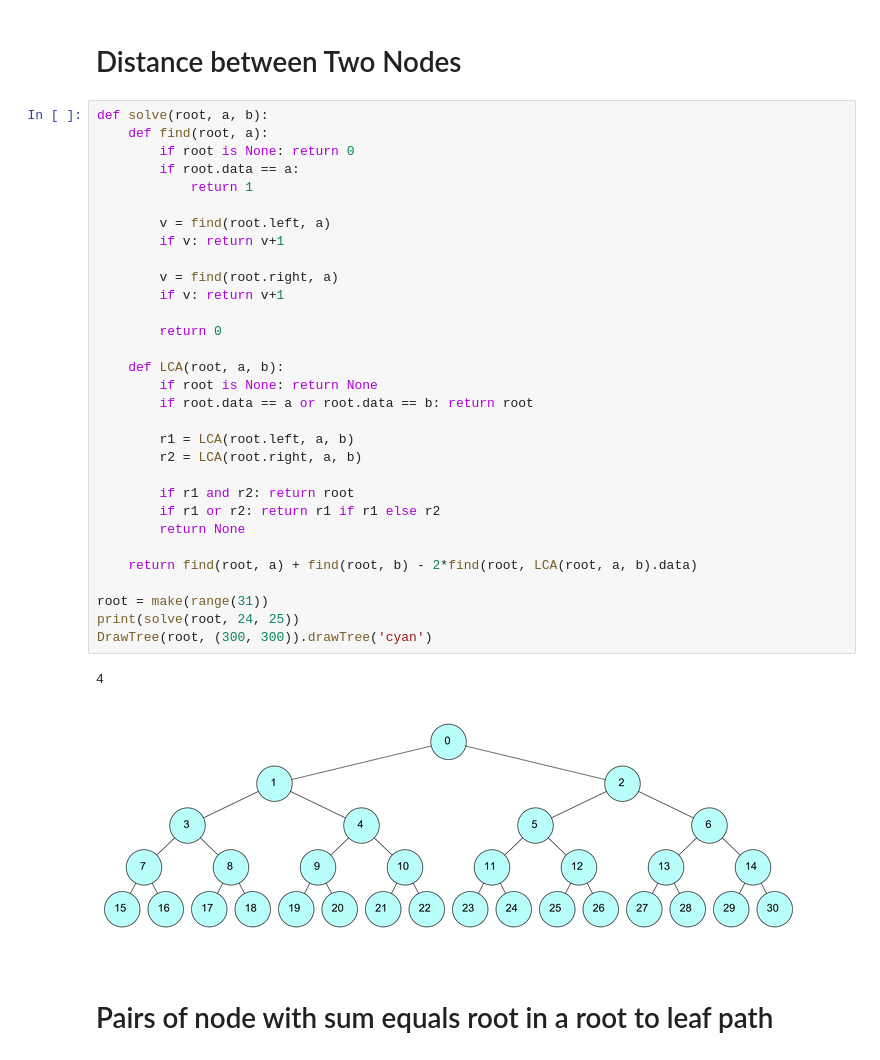
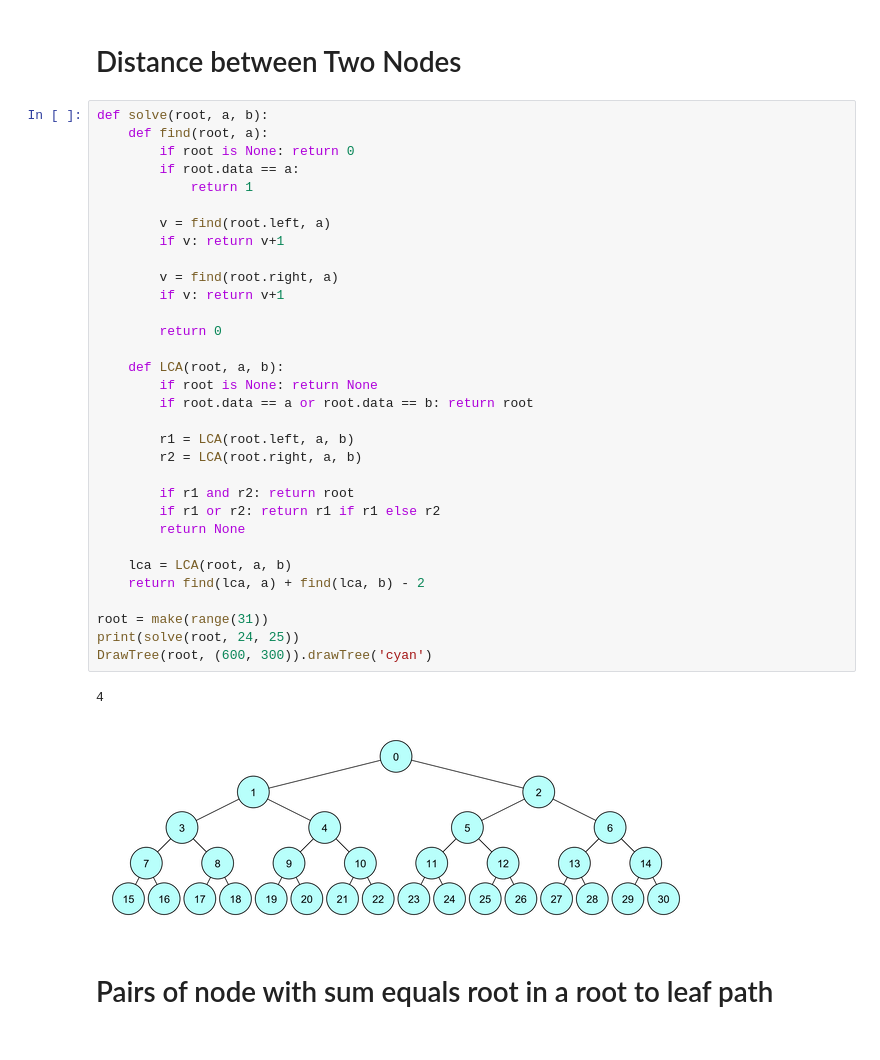
Before and after one commit to Redhatt/preparation, a Jupyter notebook: jupyter/Binary Tree.ipynb, the cells around one changed output. Drawn from its saved outputs; the diff is of its cells as text.

```diff
--- a/jupyter/Binary Tree.ipynb
+++ b/jupyter/Binary Tree.ipynb
@@ -219,36 +219,37 @@ DrawTree(root, (300, 300)).drawTree('green')
 def solve(root, a, b):
     def find(root, a):
         if root is None: return 0
         if root.data == a:
             return 1
 
         v = find(root.left, a)
         if v: return v+1
 
         v = find(root.right, a)
         if v: return v+1
 
         return 0
 
     def LCA(root, a, b):
         if root is None: return None
         if root.data == a or root.data == b: return root
 
         r1 = LCA(root.left, a, b)
         r2 = LCA(root.right, a, b)
 
         if r1 and r2: return root
         if r1 or r2: return r1 if r1 else r2
         return None
 
-    return find(root, a) + find(root, b) - 2*find(root, LCA(root, a, b).data)
+    lca = LCA(root, a, b)
+    return find(lca, a) + find(lca, b) - 2
 
 root = make(range(31))
 print(solve(root, 24, 25))
-DrawTree(root, (300, 300)).drawTree('cyan')
+DrawTree(root, (600, 300)).drawTree('cyan')
 # %% [output]
 4
-[figure, old version]
+[figure, new version]
 # %% [markdown]
 # Pairs of node with sum equals root in a root to leaf path
 # %%
```
Also changed, not shown: parts of 13 cells of this notebook, 11 other files.
